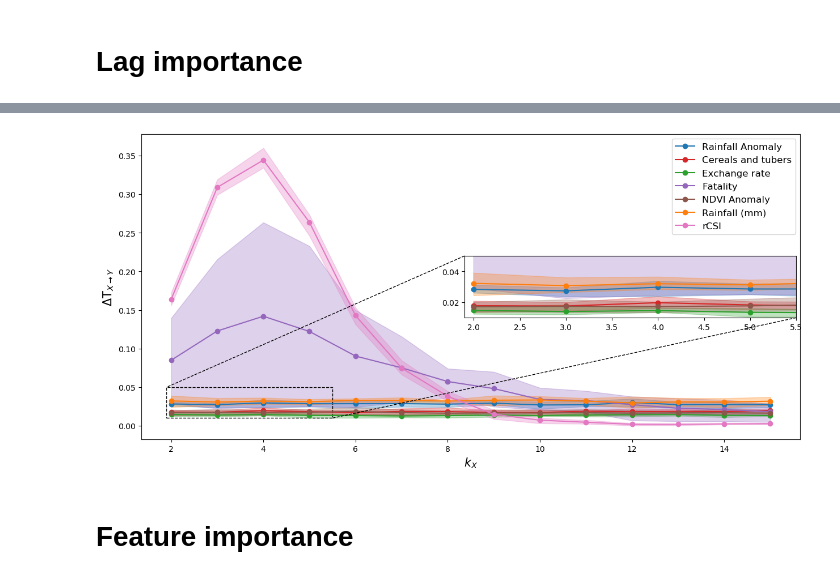
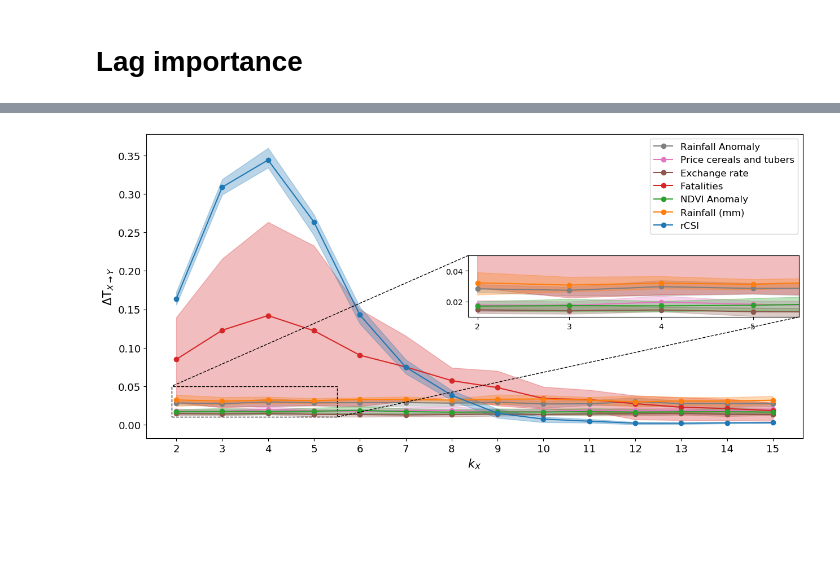
Before and after one commit to pietro-foini/ISI-WFP, a Jupyter notebook: project/Symbolic Transfer Entropy/Causality - Symbolic Transfer Entropy .ipynb, the cells around one changed output, grey strips where cells are left out. Drawn from its saved outputs; the diff is of its cells as text; code cells hidden in the pictures; blank space fills up the shorter version.

```diff
--- a/project/Symbolic Transfer Entropy/Causality - Symbolic Transfer Entropy .ipynb
+++ b/project/Symbolic Transfer Entropy/Causality - Symbolic Transfer Entropy .ipynb
@@ -119,5 +154,5 @@ df_results_Y.head()
 # %%
-df_results_Y = df_results_Y.diff().dropna()
+#df_results_Y = df_results_Y.diff().dropna()
 # %%
 def plot_quantiles(df, title = None, xaxis = None, yaxis = None, label = None):
     with plt.style.context("default"):
@@ -126,14 +161,16 @@ def plot_quantiles(df, title = None, xaxis = None, yaxis = None, label = None):
         value_statistic = df.agg([lambda x: x.quantile(0.25), np.mean, lambda x: x.quantile(0.75)], axis = 1)
         value_statistic.columns = ["lower_quantile", "mean", "upper_quantile"]
         # Plot.
-        value_statistic["mean"].plot(style = ".-", label = label, ax = axs, ms = 12, c = "b")
+        value_statistic["mean"].plot(style = ".-", label = label, ax = axs, ms = 12, c = colors["FCS"])
         axs.fill_between(x = value_statistic["mean"].index, y1 = value_statistic["lower_quantile"],
-                         y2 = value_statistic["upper_quantile"], color = "b", alpha = 0.3)
+                         y2 = value_statistic["upper_quantile"], color = colors["FCS"], alpha = 0.3)
         # Set attributes of the plot.
         axs.set_title(title)
         axs.legend(loc = "best", prop = {"size": 15})
         axs.set_xlabel(xaxis, fontsize = 15)
         axs.set_ylabel(yaxis, fontsize = 15)
+        axs.tick_params(labelsize = 13)
+        axs.set_xticks(np.arange(1, 16))
     return fig, axs
 # %%
 fig, axs = plot_quantiles(df_results_Y, xaxis = "$k_{Y}$", yaxis = "H($y_{i+h}|\mathbf{y_{i}}^{(k_Y)}$)", label = "FCS")
@@ -161,7 +200,7 @@ def history_length_X(serie):
     indicator = serie.name[1]
     y = list()
     for k in range(lags):
-        result = STE.calc_ste(serie, df_fcs[adminstrata]["FCS"], m = 3, kx = k+1, ky = 1, h = 1)
+        result = STE.calc_ste(serie, df[adminstrata]["FCS"], m = 3, kx = k+1, ky = 1, h = 1)
         y.append(result)
     return y
 
@@ -179,36 +218,35 @@ df_results_X.head()
 5 rows × 140 columns
 # %%
 df_results_X = df_results_X.diff().dropna()
-# %%
-df_results_X.rename({"1 Month Anomaly (%) Rainfall": "Rainfall Anomaly"}, axis = 1, level = 1, inplace = True)
 # %%
 with plt.style.context("default"):
     # Define the subplot figure.
     fig, axs = plt.subplots(figsize = (15, 7))
     axins = zoomed_inset_axes(axs, 2., loc = "right")
     for i,indicator in enumerate(df_results_X.columns.get_level_values(1).unique()):
         subdf = df_results_X.xs(indicator, axis = 1, level = 1, drop_level = False)
         subdf.index = subdf.index + 1
         value_statistic = subdf.agg([lambda x: x.quantile(0.25), np.mean, lambda x: x.quantile(0.75)], axis = 1)
         value_statistic.columns = ["lower_quantile", "mean", "upper_quantile"]
         # Plot.
         value_statistic["mean"].plot(style = ".-", label = indicator, ax = axs, ms = 12, c = colors[indicator])
         value_statistic["mean"].plot(style = ".-", label = indicator, ax = axins, ms = 12, c = colors[indicator])
         axs.fill_between(x = value_statistic["mean"].index, y1 = value_statistic["lower_quantile"],
                          y2 = value_statistic["upper_quantile"], color = colors[indicator], alpha = 0.3)
         axins.fill_between(x = value_statistic["mean"].index, y1 = value_statistic["lower_quantile"],
                            y2 = value_statistic["upper_quantile"], color = colors[indicator], alpha = 0.3)
+        axins.set_xticks(np.arange(1, 6))
         # Set attributes of the plot.
         axs.legend(loc = "best", prop = {"size": 12})
         axs.set_xlabel("$k_{X}$", fontsize = 15)
         axs.set_ylabel(r'$\Delta$T$_{X \rightarrow Y}$', fontsize = 15)
+        axs.tick_params(labelsize = 13)
+        axs.set_xticks(np.arange(2, 16))
 
     axins.set_xlim(1.9, 5.5)
     axins.set_ylim(0.01, 0.05)
     mark_inset(axs, axins, loc1 = 2, loc2 = 4, fc = "none", ec = "black", linestyle  = "--")
     # Save the figure.
-    fig.savefig("Lags.png", bbox_inches = "tight", dpi = 300)
+    fig.savefig("./images/Lags.png", bbox_inches = "tight", dpi = 300)
 # %% [output]
-[figure, old version]
+[figure, new version]
-# %% [markdown]
-# Feature importance
```
Also changed, not shown: parts of 33 cells of this notebook, 6 other files.
